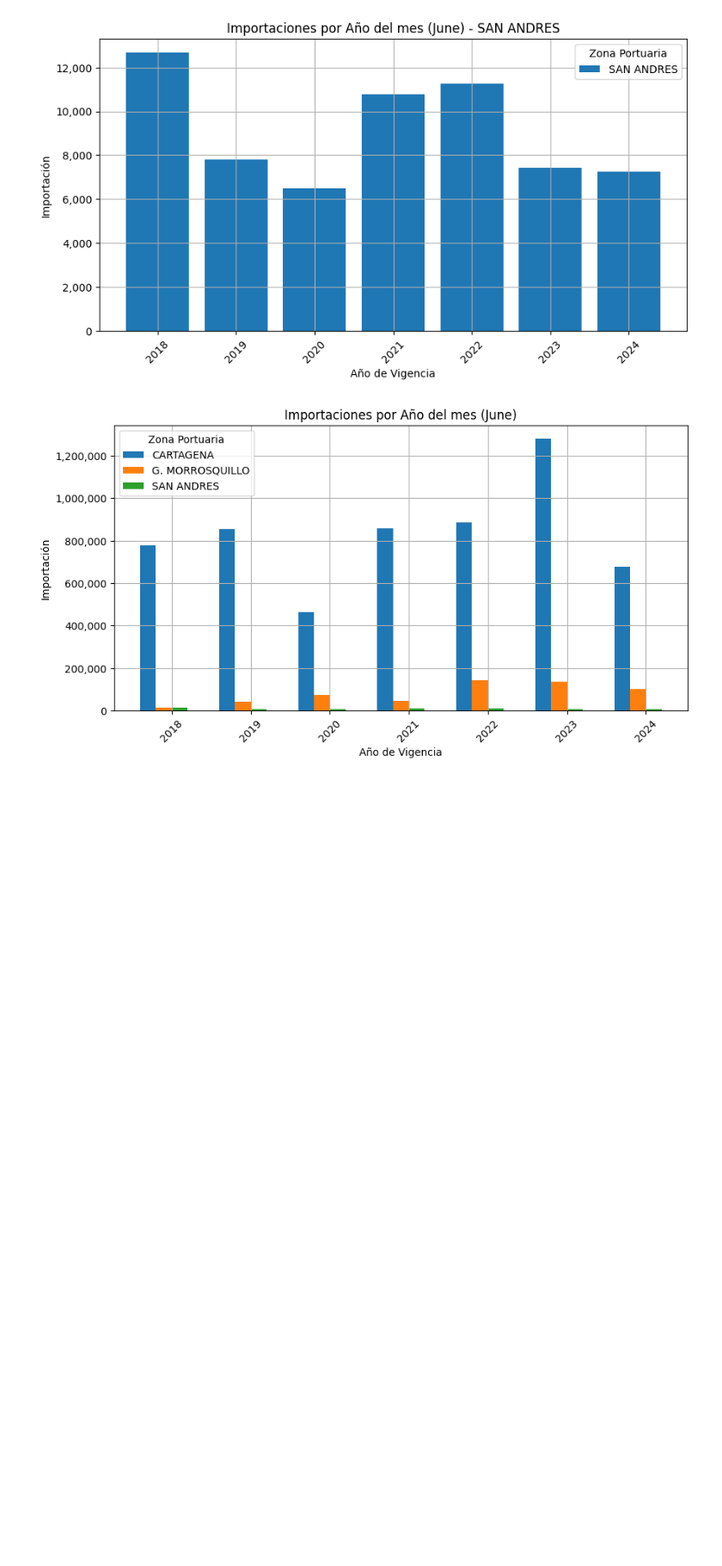
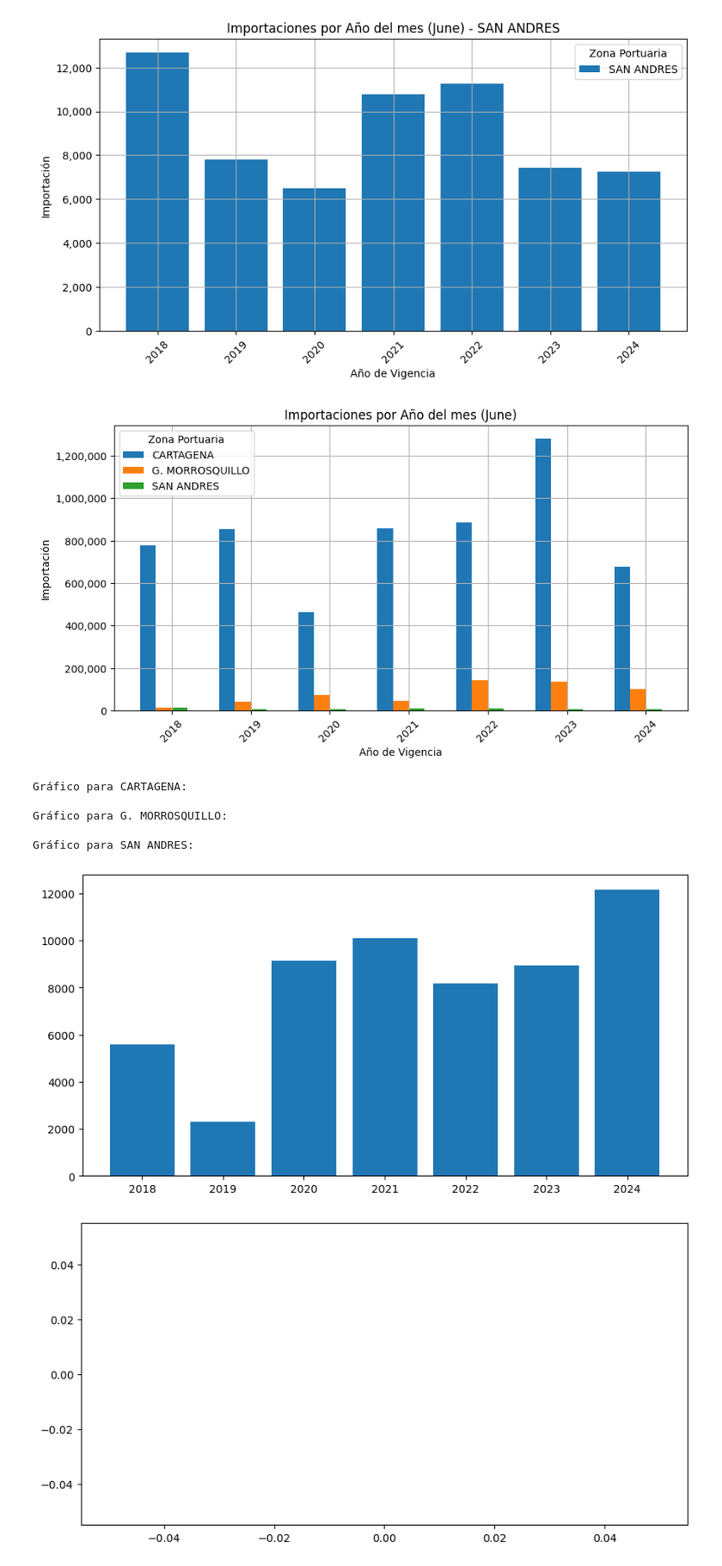
Before and after one commit to JosePimienta/Colombia_Trafico_Portuario_Maritimo, a Jupyter notebook: Colombia_Trafico_Portuario_Maritimo.ipynb, the cells around one changed output. Shown at 86% size. Cells and saved outputs as stored; diff of their text form; code cells hidden in the pictures; blank space fills up the shorter version.

Commit message:
Prueba de gráficos

```diff
--- a/Colombia_Trafico_Portuario_Maritimo.ipynb
+++ b/Colombia_Trafico_Portuario_Maritimo.ipynb
@@ -285,3 +285,57 @@ plt.grid()
 plt.show()
 # %% [output]
 [figure]
+# %%
+import matplotlib.pyplot as plt
+import matplotlib.ticker as mticker
+import pandas as pd
+
+mes = 6
+# Filtrar solo los datos del mes seleccionado
+df_mes = df_region5[df_region5["Fecha"].dt.month == mes]
+
+sp_unicos = sorted(df_mes['SOCIEDAD PORTUARIA'].unique())
+# Obtener el nombre del mes
+nombre_mes = pd.to_datetime(str(mes), format='%m').strftime('%B')
+i = 0
+# Iterar sobre cada zona y generar gráficos separados
+for zona in zonas_unicas:
+    print(f"\nGráfico para {zona}:")
+
+    # Crear la figura
+    plt.figure(figsize=(10, 5))
+
+    # Filtrar los datos de la zona
+    df_zona = df_mes[df_mes['ZONA PORTUARIA'] == zona]
+    df_sp = df_zona[df_zona['SOCIEDAD PORTUARIA'] == sp_unicos[i]]
+    # **Agrupar por "AÑO VIGENCIA" y sumar las importaciones**
+    df_zona_agg = df_sp.groupby("AÑO VIGENCIA")["IMPORTACIÓN"].sum()
+
+    # Graficar
+    plt.bar(df_zona_agg.index, df_zona_agg.values, label=zona)
+
+    i += 1
+    if i >= len(sp_unicos):
+        break
+
+# Configurar eje X con los años
+plt.xticks(x + (width * (len(zonas_unicas) / 2)), años_unicos, rotation=45)
+
+plt.title(f"Importaciones por Año del mes ({nombre_mes})")
+plt.xlabel("Año de Vigencia")
+plt.ylabel("Importación")
+
+# 👉 Evitar notación científica en eje Y
+plt.gca().yaxis.set_major_formatter(mticker.StrMethodFormatter("{x:,.0f}"))
+
+plt.legend(title="Zona Portuaria")
+plt.grid()
+plt.show()
+# %% [output]
+Gráfico para CARTAGENA:
+
+Gráfico para G. MORROSQUILLO:
+
+Gráfico para SAN ANDRES:
+[figure, added]
+[figure, added]
```
Also changed, not shown: parts of 4 cells of this notebook.
